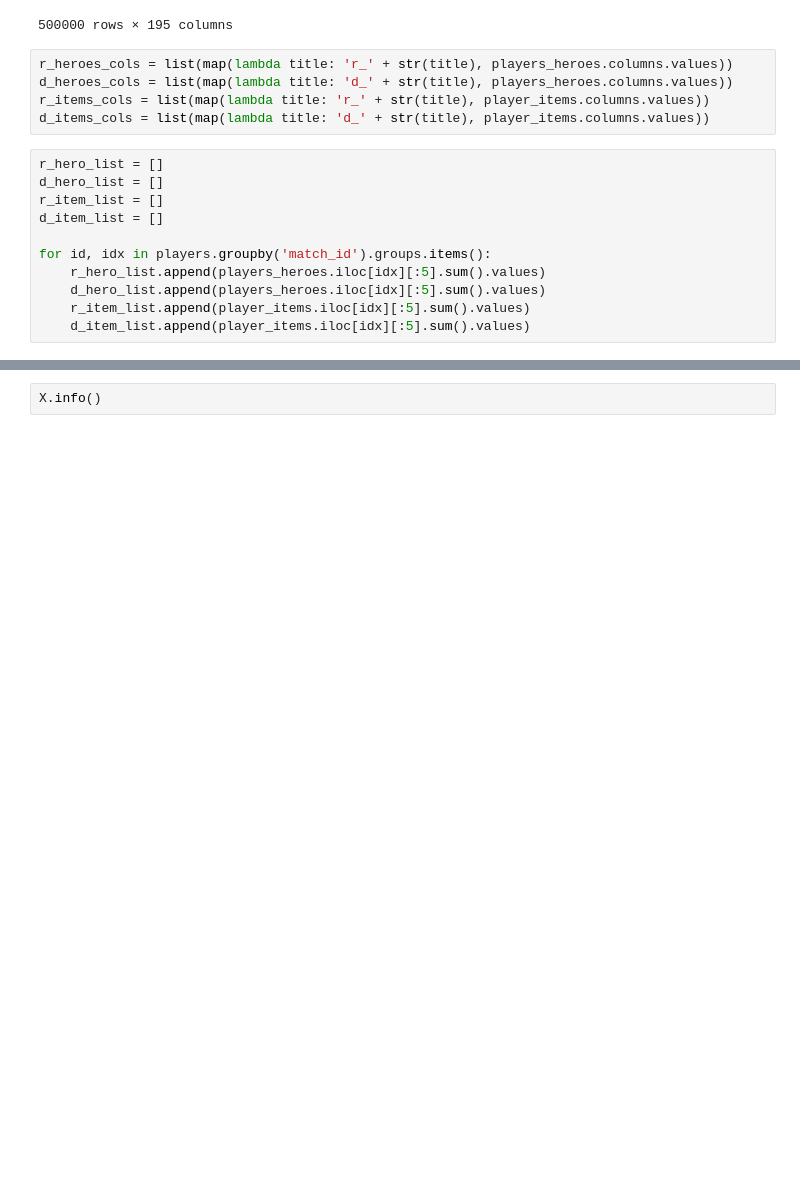
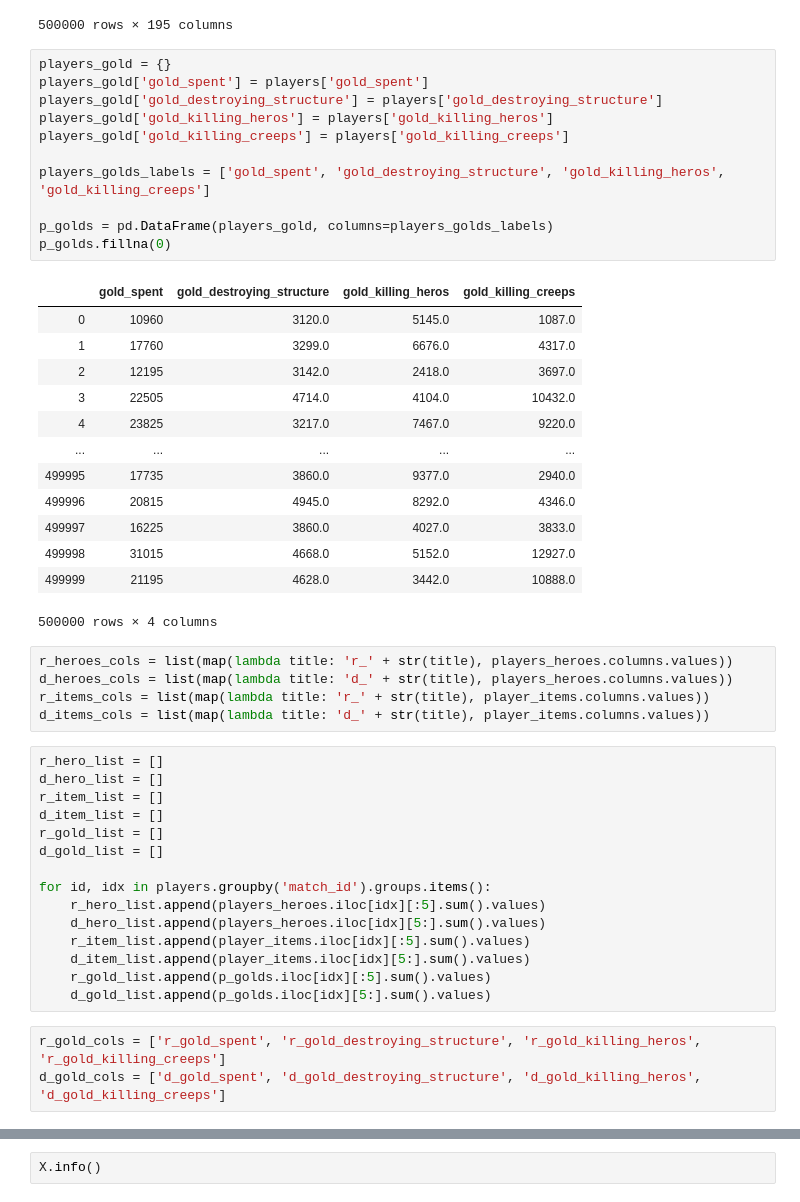
Before and after one commit to raymondng76/PRS-PSUPR-2019-08-13-IS1FT-CA1, a Jupyter notebook: code/CA1_DOTA2.ipynb, the cells around one changed output, grey strips where cells are left out. Drawn from its saved outputs; the diff is of its cells as text; blank space fills up the shorter version.

```diff
--- a/code/CA1_DOTA2.ipynb
+++ b/code/CA1_DOTA2.ipynb
@@ -129,6 +135,31 @@ player_items
 | 499998 | 0 | 0 | 0 | 0 | 0 | 0 | 0 | 0 | 0 | 0 | ... | ... |
 | 499999 | 0 | 1 | 0 | 0 | 0 | 0 | 0 | 0 | 0 | 0 | ... | ... |
 500000 rows × 195 columns
+# %%
+players_gold = {}
+players_gold['gold_spent'] = players['gold_spent']
+players_gold['gold_destroying_structure'] = players['gold_destroying_structure']
+players_gold['gold_killing_heros'] = players['gold_killing_heros']
+players_gold['gold_killing_creeps'] = players['gold_killing_creeps']
+
+players_golds_labels = ['gold_spent', 'gold_destroying_structure', 'gold_killing_heros', 'gold_killing_creeps']
+
+p_golds = pd.DataFrame(players_gold, columns=players_golds_labels)
+p_golds.fillna(0)
+# %% [output]
+|  | gold_spent | gold_destroying_structure | gold_killing_heros | gold_killing_creeps |
+| 0 | 10960 | 3120.0 | 5145.0 | 1087.0 |
+| 1 | 17760 | 3299.0 | 6676.0 | 4317.0 |
+| 2 | 12195 | 3142.0 | 2418.0 | 3697.0 |
+| 3 | 22505 | 4714.0 | 4104.0 | 10432.0 |
+| 4 | 23825 | 3217.0 | 7467.0 | 9220.0 |
+| ... | ... | ... | ... | ... |
+| 499995 | 17735 | 3860.0 | 9377.0 | 2940.0 |
+| 499996 | 20815 | 4945.0 | 8292.0 | 4346.0 |
+| 499997 | 16225 | 3860.0 | 4027.0 | 3833.0 |
+| 499998 | 31015 | 4668.0 | 5152.0 | 12927.0 |
+| 499999 | 21195 | 4628.0 | 3442.0 | 10888.0 |
+500000 rows × 4 columns
 # %%
 r_heroes_cols = list(map(lambda title: 'r_' + str(title), players_heroes.columns.values))
 d_heroes_cols = list(map(lambda title: 'd_' + str(title), players_heroes.columns.values))
@@ -139,12 +170,19 @@ r_hero_list = []
 d_hero_list = []
 r_item_list = []
 d_item_list = []
+r_gold_list = []
+d_gold_list = []
 
 for id, idx in players.groupby('match_id').groups.items():
     r_hero_list.append(players_heroes.iloc[idx][:5].sum().values)
-    d_hero_list.append(players_heroes.iloc[idx][:5].sum().values)
+    d_hero_list.append(players_heroes.iloc[idx][5:].sum().values)
     r_item_list.append(player_items.iloc[idx][:5].sum().values)
-    d_item_list.append(player_items.iloc[idx][:5].sum().values)
+    d_item_list.append(player_items.iloc[idx][5:].sum().values)
+    r_gold_list.append(p_golds.iloc[idx][:5].sum().values)
+    d_gold_list.append(p_golds.iloc[idx][5:].sum().values)
+# %%
+r_gold_cols = ['r_gold_spent', 'r_gold_destroying_structure', 'r_gold_killing_heros', 'r_gold_killing_creeps']
+d_gold_cols = ['d_gold_spent', 'd_gold_destroying_structure', 'd_gold_killing_heros', 'd_gold_killing_creeps']
 # %%
 r_heroes = pd.DataFrame(r_hero_list, columns=r_heroes_cols)
 d_heroes = pd.DataFrame(d_hero_list, columns=d_heroes_cols)
```
Also changed, not shown: parts of 15 cells of this notebook.
